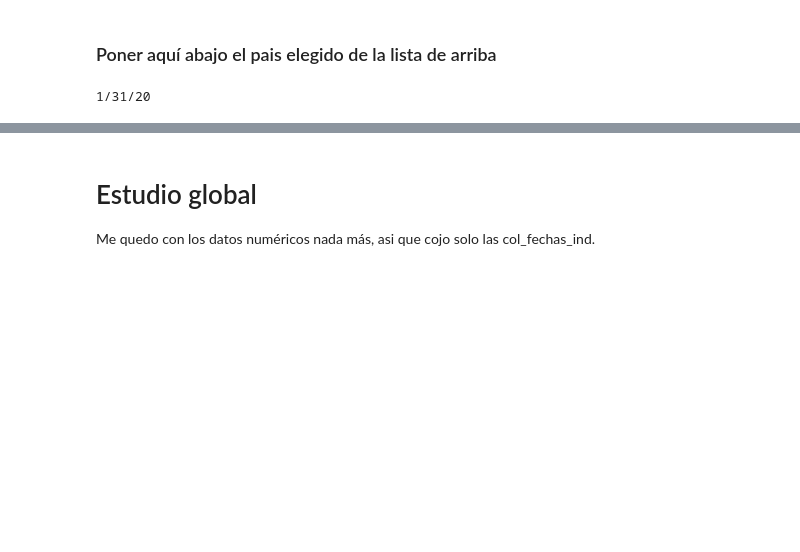
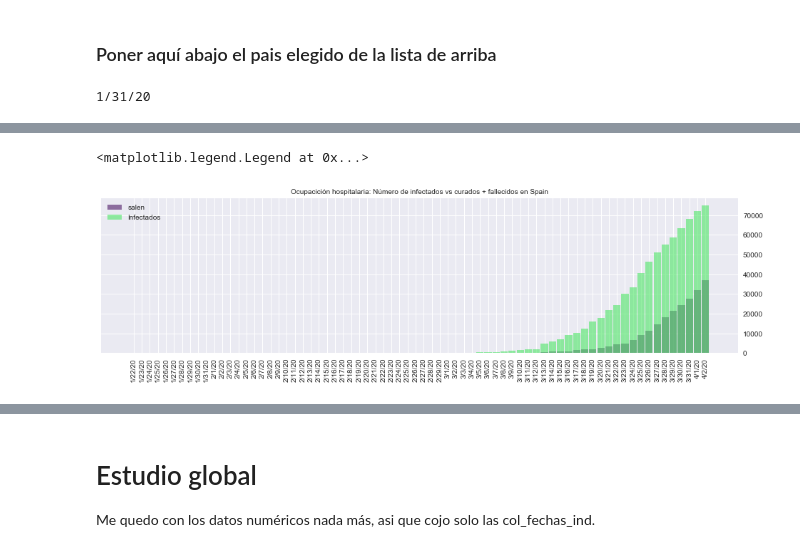
Before and after one commit to Zell0ss/SPA-Covid_Analysis, a Jupyter notebook: visualizacion COVID.ipynb, the cells around one changed output, grey strips where cells are left out. Saved outputs shown, nothing was run; the diff lists cells and outputs as text; code cells hidden in the pictures; blank space fills up the shorter version.

```diff
--- a/visualizacion COVID.ipynb
+++ b/visualizacion COVID.ipynb
@@ -85,6 +85,9 @@ esp_confirmed_y = esp_confirmed.values[0]
 
 esp_total_deaths = deaths_df[deaths_df["Country/Region"]==pais_elegido].groupby("Country/Region").sum().loc[:, col_fechas_ind].values[0]
 esp_total_recovery = recoveries_df[recoveries_df["Country/Region"]==pais_elegido].groupby("Country/Region").sum().loc[:, col_fechas_ind].values[0]
+
+esp_outers = esp_total_deaths + esp_total_recovery
+esp_occupancy = esp_confirmed_y - esp_outers
 # %%
 
 
@@ -166,3 +169,17 @@ plt.show()
+# %%
+fig = plt.figure(figsize=(16, 4))
+ax = fig.add_subplot(111)
+ax.yaxis.tick_right()
+plt.title('Ocupacición hospitalaria: Número de infectados vs curados + fallecidos en {}'.format(pais_elegido), size=10)
+plt.bar( col_fechas_ind, np.ndarray.tolist(esp_outers),width = 0.9, color = (0.3,0.1,0.4,0.6), label='salen')
+plt.bar( col_fechas_ind, np.ndarray.tolist(esp_occupancy),width = 0.9, color = (0.3,0.9,0.4,0.6), label='Infectados')
+plt.xticks(size=10, rotation=90)
+
+
+plt.legend()
+# %% [output]
+<matplotlib.legend.Legend at 0x...>
+[figure, added]
 # %%
 plt.figure(figsize=(20, 12))
 plt.bar(x_values, esp_tasa_crecimiento)
```
Also changed, not shown: parts of 21 cells of this notebook.
